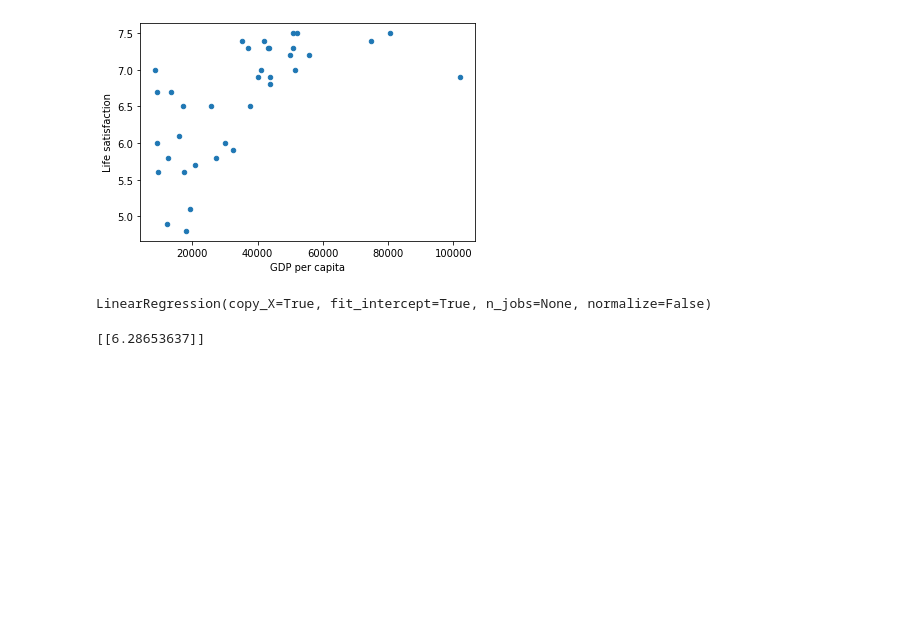
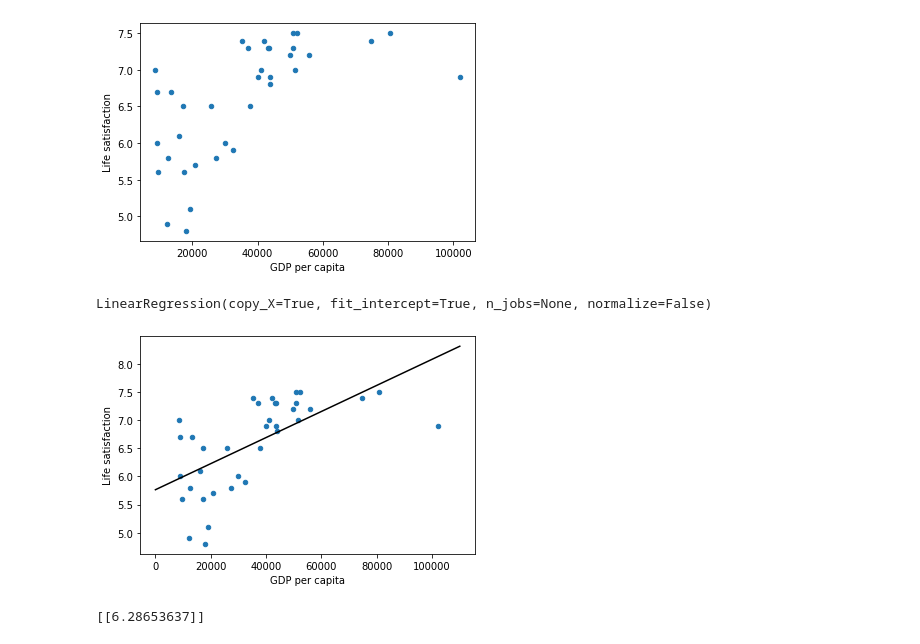
Before and after one commit to eesa-syed/Libraries-for-Python, a Jupyter notebook: BetterLifeIndex.ipynb, the cells around one changed output. Saved outputs shown, nothing was run; the diff lists cells and outputs as text; code cells hidden in the pictures; blank space fills up the shorter version.

```diff
--- a/BetterLifeIndex.ipynb
+++ b/BetterLifeIndex.ipynb
@@ -54,6 +54,14 @@ model = sklearn.linear_model.LinearRegression()
 model.fit(x,y)
 # %% [output]
 LinearRegression(copy_X=True, fit_intercept=True, n_jobs=None, normalize=False)
+# %%
+country_states.plot(kind='scatter', x="GDP per capita", y='Life satisfaction')
+t0, t1 = model.intercept_[0], model.coef_[0][0]
+x = np.linspace(0, 110000, 1000)
+plt.plot(x, t0 + t1 * x, "k")
+plt.show()
+# %% [output]
+[figure, added]
 # %%
 x_new=[[22587]]
 print(model.predict(x_new))
```
